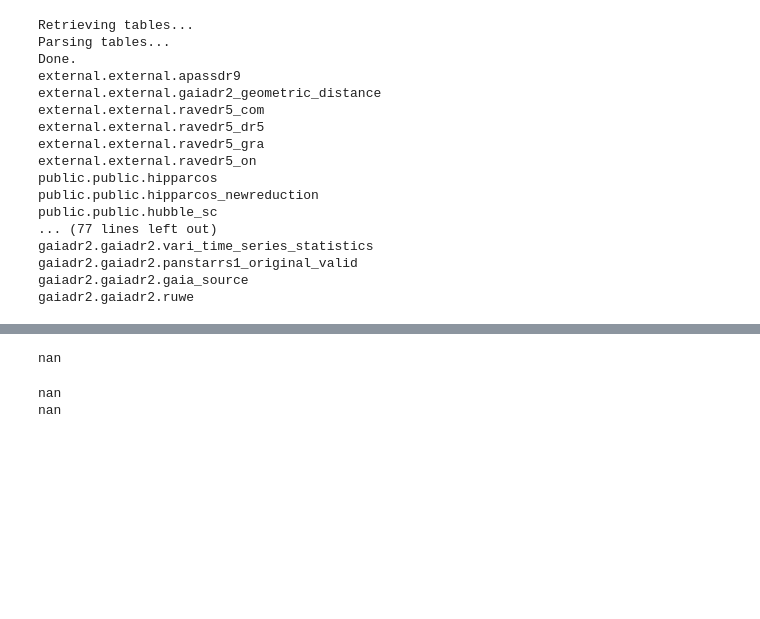
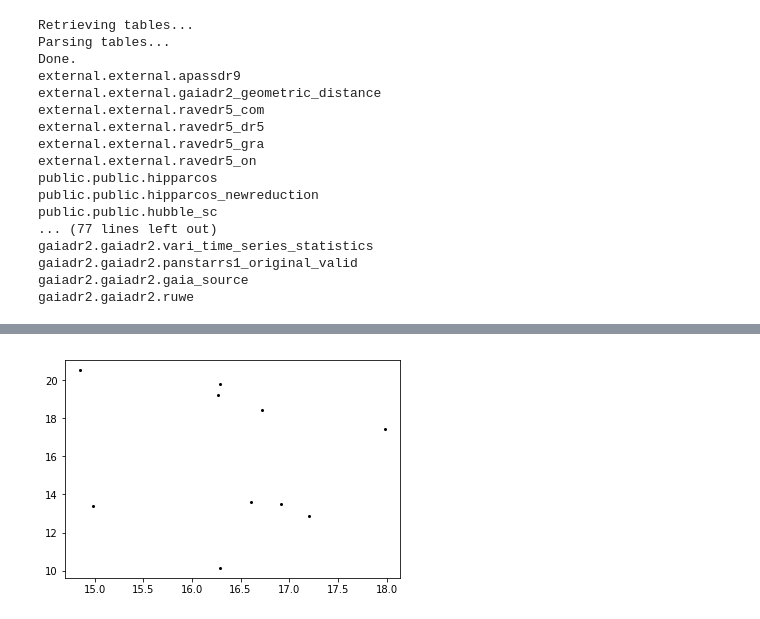
Before and after one commit to mj1e16lsst/keplerPhotometry, a Jupyter notebook: gaiaSearching.ipynb, the cells around one changed output, grey strips where cells are left out. Cells and saved outputs as stored; diff of their text form; code cells hidden in the pictures; blank space fills up the shorter version.

```diff
--- a/gaiaSearching.ipynb
+++ b/gaiaSearching.ipynb
@@ -438,0 +302,38 @@ WARNING: MergeConflictWarning: Cannot merge meta key u'description' types <type
+# %%
+def findMatchesNoCondition(tab,match,df,bigdf,max_sep = 2.5 * u.arcsec):
+
+    number1 = match['index']
+    ra1 = match['ra']
+    dec1 = match['dec']
+
+    number2 = tab['index'] # difference image
+    ra2 = tab['RA']
+    dec2 = tab['DEC']
+
+    cat1 = SkyCoord(ra=ra1*u.degree, dec=dec1*u.degree)
+    cat2 = SkyCoord(ra=ra2*u.degree, dec=dec2*u.degree)
+
+    idx, d2d, d3d = cat2.match_to_catalog_sky(cat1)
+    sep_constraint = d2d < max_sep
+    objectsFound = number2[sep_constraint]
+    matchdf = df[df['index'].isin(objectsFound)]
+    matchTab = Table.from_pandas(matchdf)
+
+    idx, d2d, d3d = cat1.match_to_catalog_sky(cat2)
+    sep_constraint = d2d < max_sep
+    #istrue = [x for x in sep_constraint if x == True]
+    objectsFound = number1[sep_constraint]
+    origdf = bigdf[bigdf['index'].isin(objectsFound)]
+    origTab = Table.from_pandas(origdf)
+
+    return [matchTab,origTab]
+# %%
+indexes = [i for i in range(10000)]
+rtindexes = [i for i in range(len(result_table))]
+tabMini = tabTot[0:10000]
+tabMini['index'] = indexes
+result_table['index'] = rtindexes
+df = tabMini.to_pandas()
+bigdf = result_table.to_pandas()
+# %%
+match = findMatchesNoCondition(tabMini,result_table,df,bigdf)
@@ -630,10 +384,7 @@ sortTab
-# %%
-print(np.median(outTab['ELLIPTICITY']))
-# %% [output]
-nan
-# %%
-print(np.median(outTab['ELONGATION']))
-print(np.mean(outTab['ELONGATION']))
-# %% [output]
-nan
-nan
+# %%
+keplerMag = match[0]['MAG_BEST']
+gaiaMag = match[1]['phot_g_mean_mag']
+plt.plot(keplerMag[0:10],gaiaMag[0:10],'ko',markersize=2)
+plt.show()
+# %% [output]
+[figure, added]
```
Also changed, not shown: parts of 44 cells of this notebook, 5 other files.
